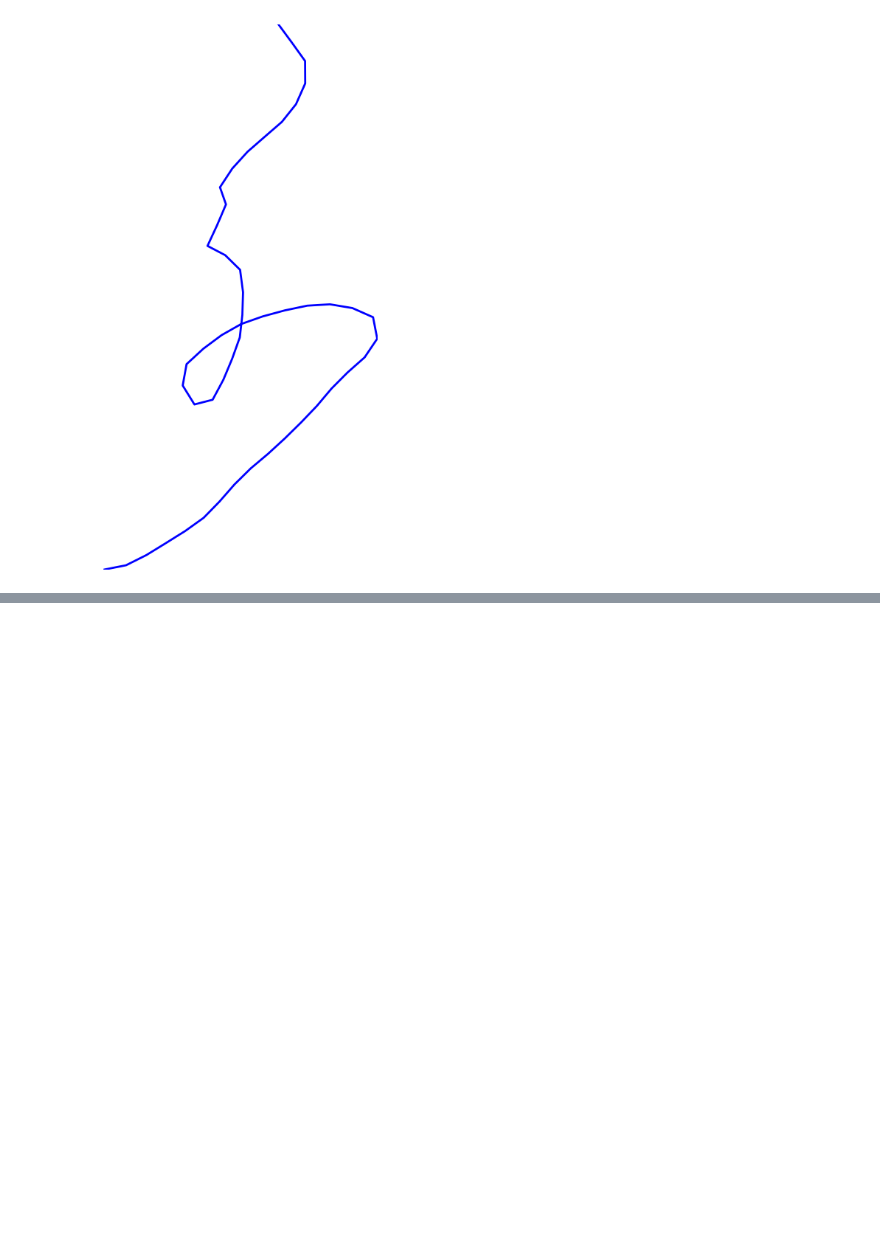
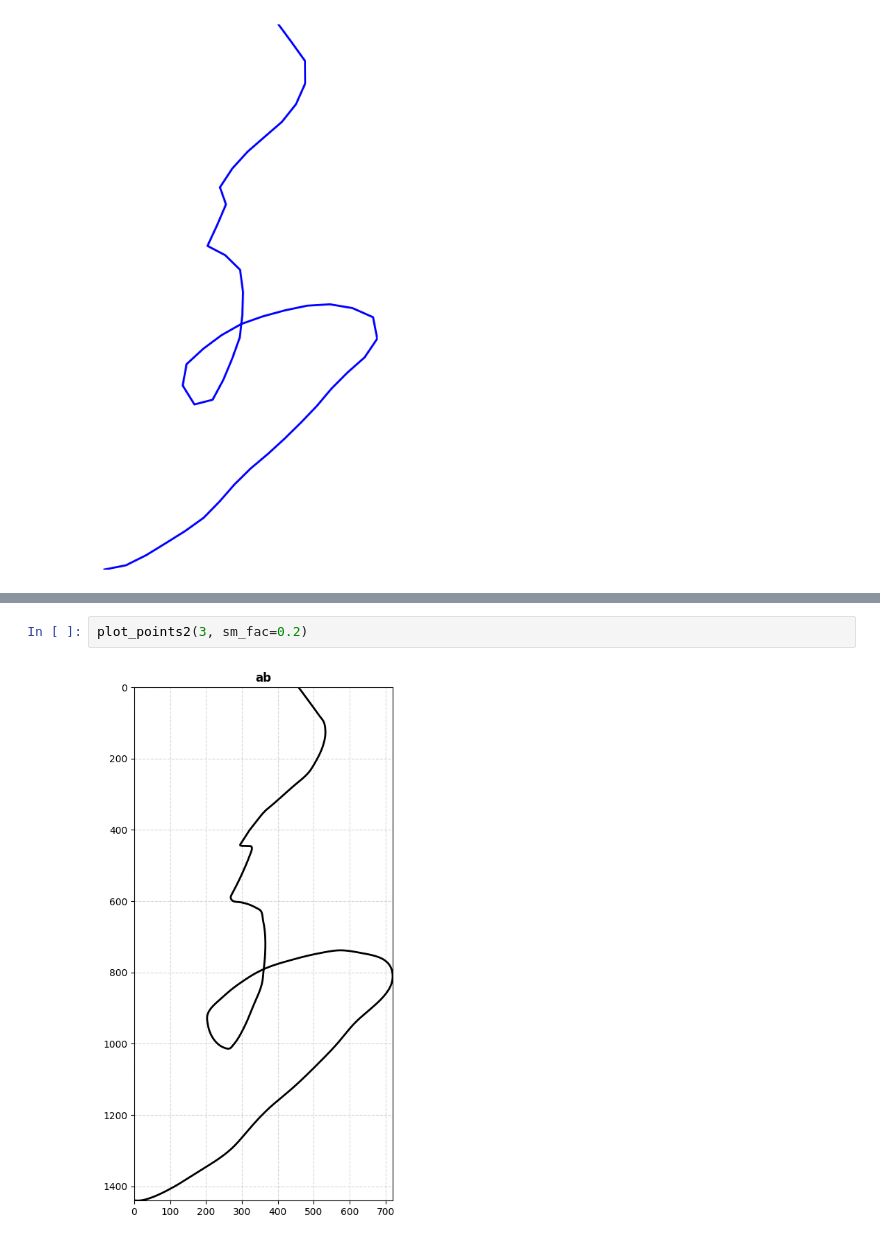
Before and after one commit to Munguudog/Mongol-tuulgatnii-hoyr-erhem-project-OCR-, a Jupyter notebook: adiya/preprocess.ipynb, the cells around one changed output, grey strips where cells are left out. Saved outputs shown, nothing was run; the diff lists cells and outputs as text; blank space fills up the shorter version.

```diff
--- a/adiya/preprocess.ipynb
+++ b/adiya/preprocess.ipynb
@@ -262,0 +316,4 @@ preprocess_imagea(3)
+# %%
+plot_points2(3, sm_fac=0.2)
+# %% [output]
+[figure, added]
```
Also changed, not shown: parts of 8 cells of this notebook, 2 other files.
